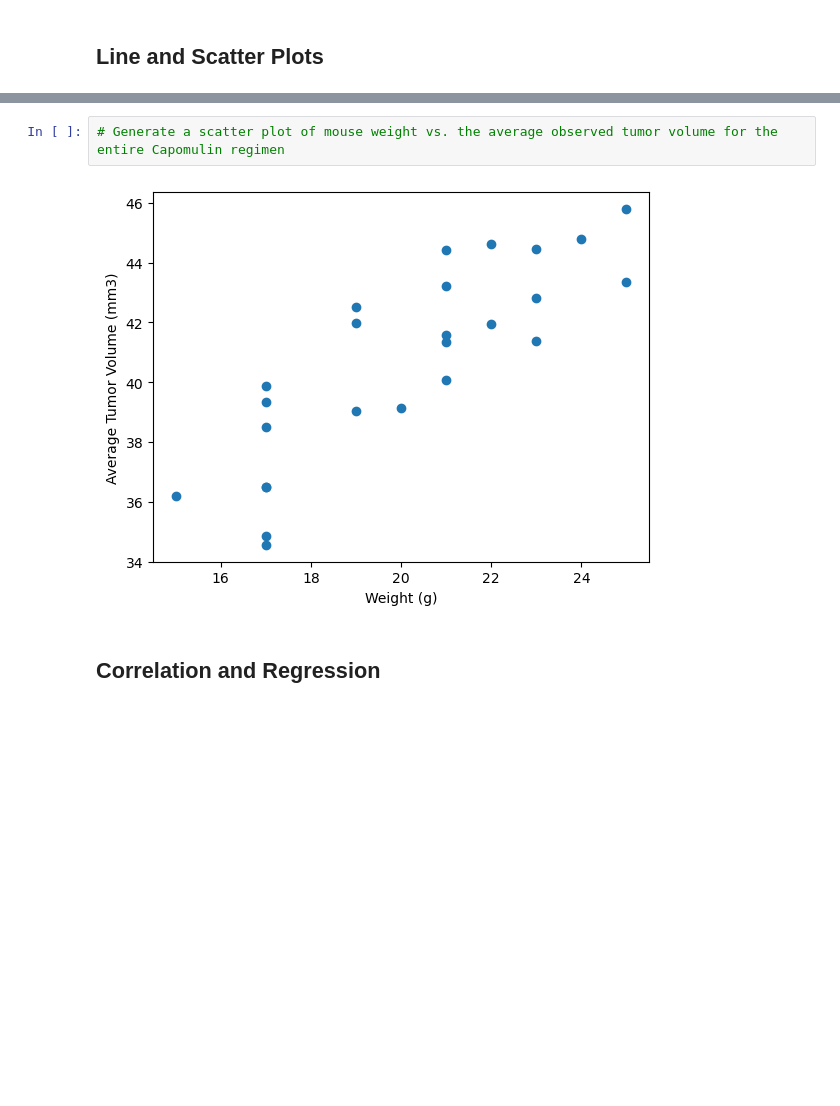
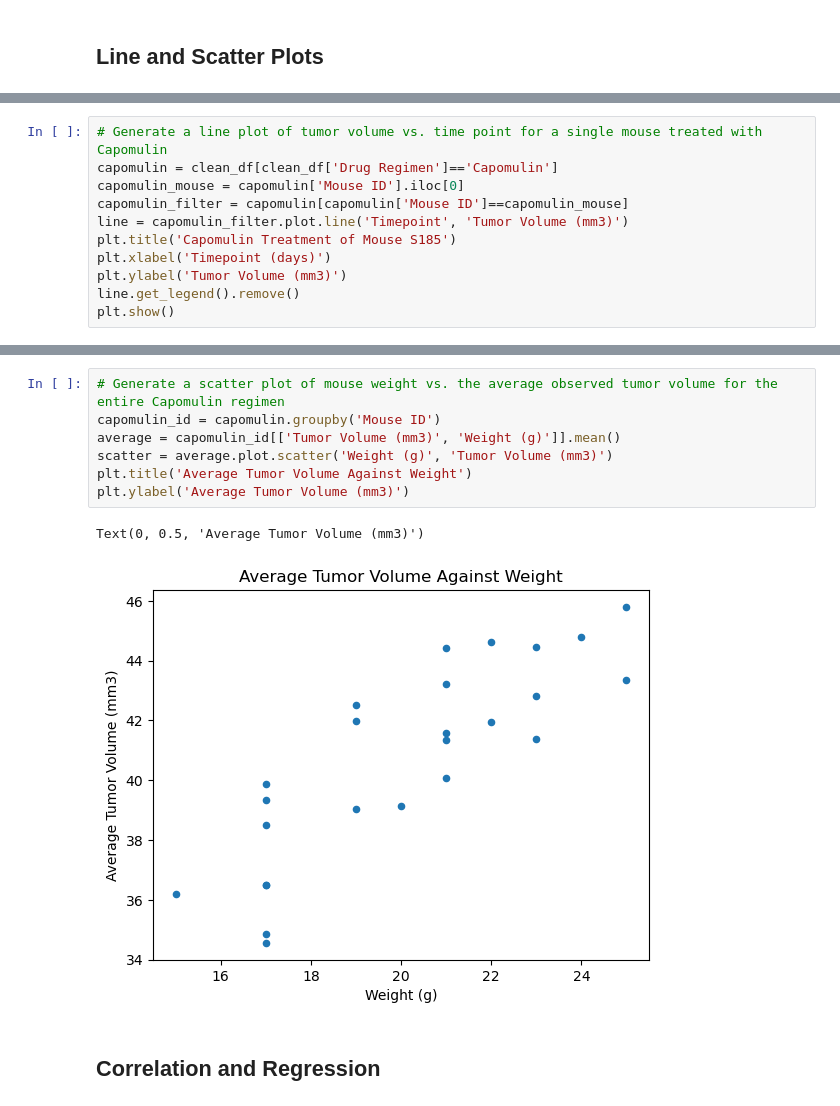
Before and after one commit to soljm/data-visualisation-challenge, a Jupyter notebook: Pymaceuticals/pymaceuticals.ipynb, the cells around one changed output, grey strips where cells are left out. Saved outputs shown, nothing was run; the diff lists cells and outputs as text; blank space fills up the shorter version.

```diff
--- a/Pymaceuticals/pymaceuticals.ipynb
+++ b/Pymaceuticals/pymaceuticals.ipynb
@@ -225,0 +239,11 @@ Ceftamin's potential outliers: Series([], Name: Tumor Volume (mm3), dtype: float
+# %%
+# Generate a line plot of tumor volume vs. time point for a single mouse treated with Capomulin
+capomulin = clean_df[clean_df['Drug Regimen']=='Capomulin']
+capomulin_mouse = capomulin['Mouse ID'].iloc[0]
+capomulin_filter = capomulin[capomulin['Mouse ID']==capomulin_mouse]
+line = capomulin_filter.plot.line('Timepoint', 'Tumor Volume (mm3)')
+plt.title('Capomulin Treatment of Mouse S185')
+plt.xlabel('Timepoint (days)')
+plt.ylabel('Tumor Volume (mm3)')
+line.get_legend().remove()
+plt.show()
@@ -226,7 +252,13 @@ Ceftamin's potential outliers: Series([], Name: Tumor Volume (mm3), dtype: float
 # %%
 # Generate a scatter plot of mouse weight vs. the average observed tumor volume for the entire Capomulin regimen
+capomulin_id = capomulin.groupby('Mouse ID')
+average = capomulin_id[['Tumor Volume (mm3)', 'Weight (g)']].mean()
+scatter = average.plot.scatter('Weight (g)', 'Tumor Volume (mm3)')
+plt.title('Average Tumor Volume Against Weight')
+plt.ylabel('Average Tumor Volume (mm3)')
 # %% [output]
+Text(0, 0.5, 'Average Tumor Volume (mm3)')
-[figure, old version]
+[figure, new version]
 # %% [markdown]
 ## Correlation and Regression
 # %%
```
Also changed, not shown: parts of 9 cells of this notebook.
